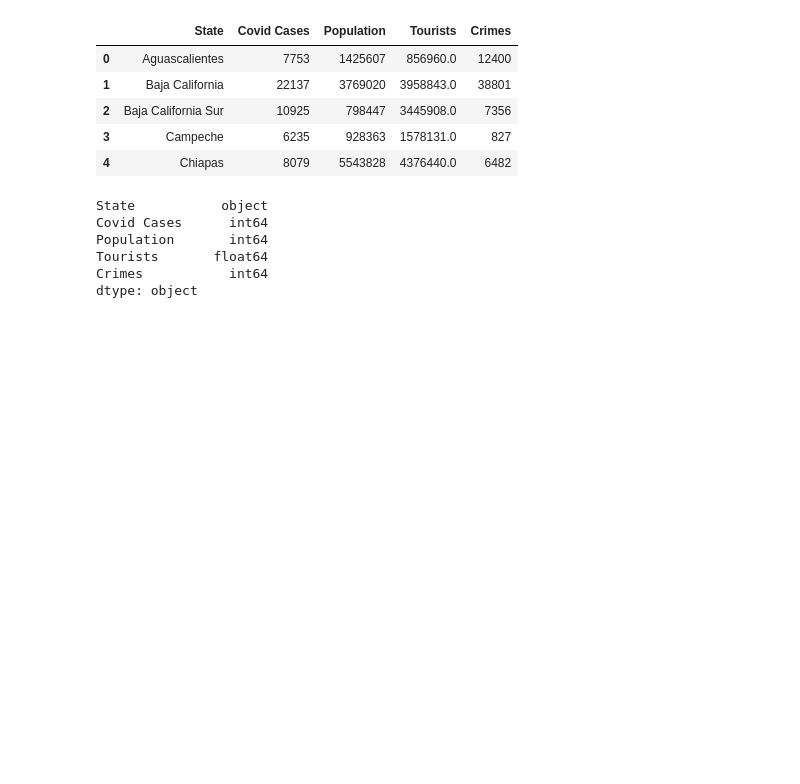
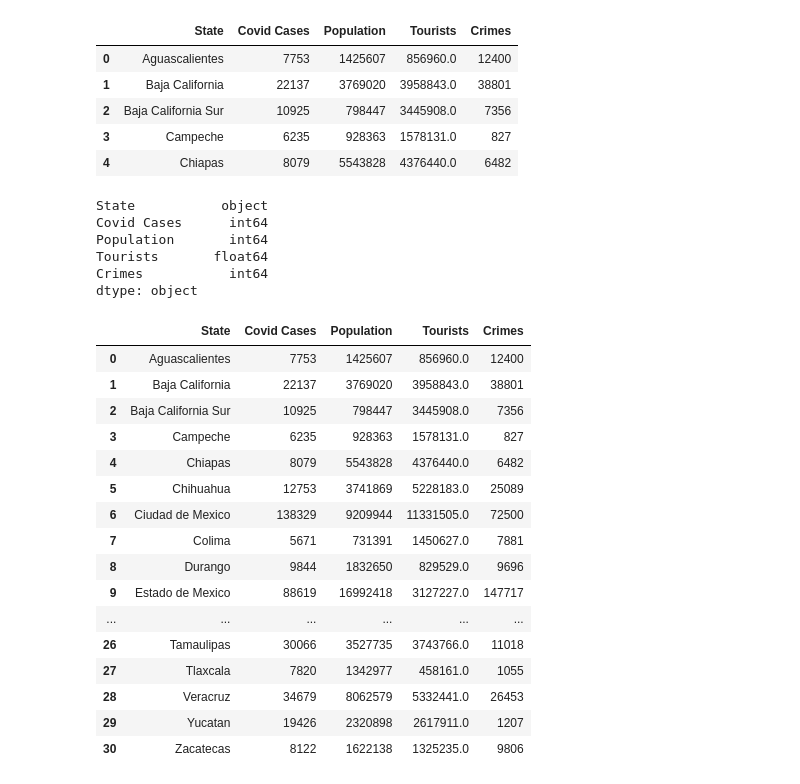
Before and after one commit to robmir22/Project1_Pygmalion, a Jupyter notebook: Project_Pygmalion.ipynb, the cells around one changed output. Cells and saved outputs as stored; diff of their text form; code cells hidden in the pictures; blank space fills up the shorter version.

```diff
--- a/Project_Pygmalion.ipynb
+++ b/Project_Pygmalion.ipynb
@@ -509,3 +515,23 @@ Population       int64
 Tourists       float64
 Crimes           int64
 dtype: object
+# %%
+renamed_df
+# %% [output]
+|  | State | Covid Cases | Population | Tourists | Crimes |
+| 0 | Aguascalientes | 7753 | 1425607 | 856960.0 | 12400 |
+| 1 | Baja California | 22137 | 3769020 | 3958843.0 | 38801 |
+| 2 | Baja California Sur | 10925 | 798447 | 3445908.0 | 7356 |
+| 3 | Campeche | 6235 | 928363 | 1578131.0 | 827 |
+| 4 | Chiapas | 8079 | 5543828 | 4376440.0 | 6482 |
+| 5 | Chihuahua | 12753 | 3741869 | 5228183.0 | 25089 |
+| 6 | Ciudad de Mexico | 138329 | 9209944 | 11331505.0 | 72500 |
+| 7 | Colima | 5671 | 731391 | 1450627.0 | 7881 |
+| 8 | Durango | 9844 | 1832650 | 829529.0 | 9696 |
+| 9 | Estado de Mexico | 88619 | 16992418 | 3127227.0 | 147717 |
+| ... | ... | ... | ... | ... | ... |
+| 26 | Tamaulipas | 30066 | 3527735 | 3743766.0 | 11018 |
+| 27 | Tlaxcala | 7820 | 1342977 | 458161.0 | 1055 |
+| 28 | Veracruz | 34679 | 8062579 | 5332441.0 | 26453 |
+| 29 | Yucatan | 19426 | 2320898 | 2617911.0 | 1207 |
+| 30 | Zacatecas | 8122 | 1622138 | 1325235.0 | 9806 |
```
Also changed, not shown: parts of 4 cells of this notebook, 2 other files.
